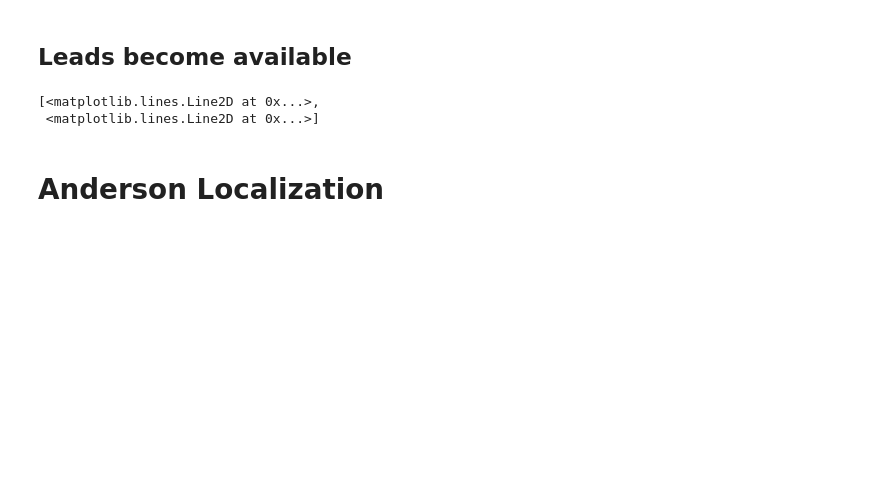
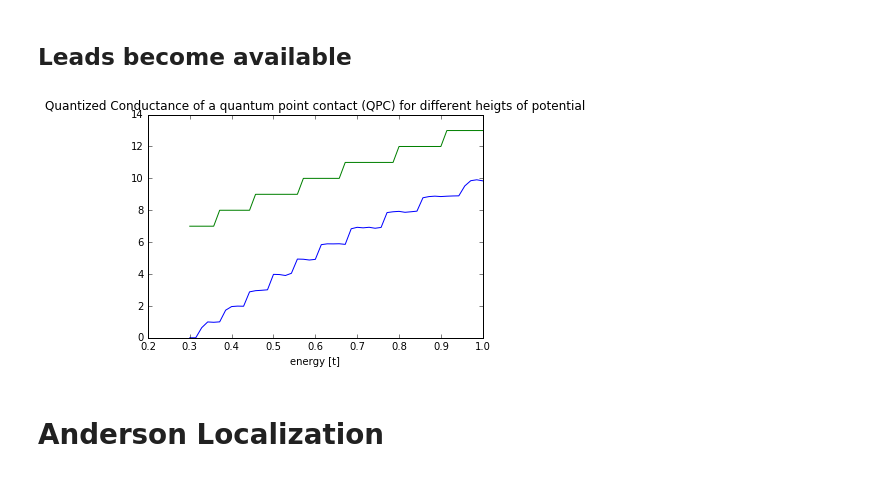
Before and after one commit to basnijholt/QPC-quantum-transport, a Jupyter notebook: QPC scatter matrix.ipynb, the cells around one changed output. Saved outputs shown, nothing was run; the diff lists cells and outputs as text; code cells hidden in the pictures; blank space fills up the shorter version.

```diff
--- a/QPC scatter matrix.ipynb
+++ b/QPC scatter matrix.ipynb
@@ -217,12 +238,15 @@ plt.ylabel('conductance [e^2/h]')
 # %%
 G2 = []
 for en in energies:
     V = smooth_potential(en, L, xx=1, yy=1, h=0, plot=False)
     G2.append(solve(en, V, L, en, opt = True)[0])
+
+plt.title('Quantized Conductance of a quantum point contact (QPC) for different heigts of potential')
+plt.xlabel('energy [t]')
 plt.plot(energies, G, energies, G2)
+plt.show()
 # %% [output]
-[<matplotlib.lines.Line2D at 0x...>,
- <matplotlib.lines.Line2D at 0x...>]
+[figure, added]
 # %% [markdown]
 # Anderson Localization
 # %%
```
Also changed, not shown: parts of 9 cells of this notebook, 1 other file.
